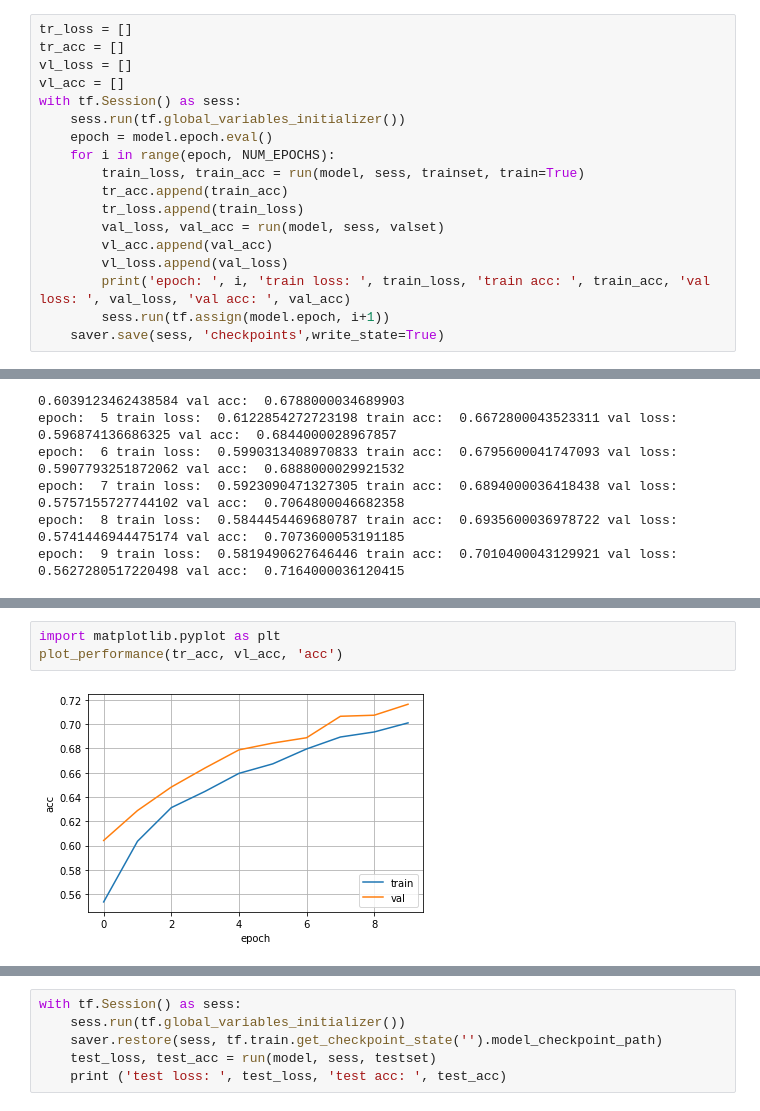
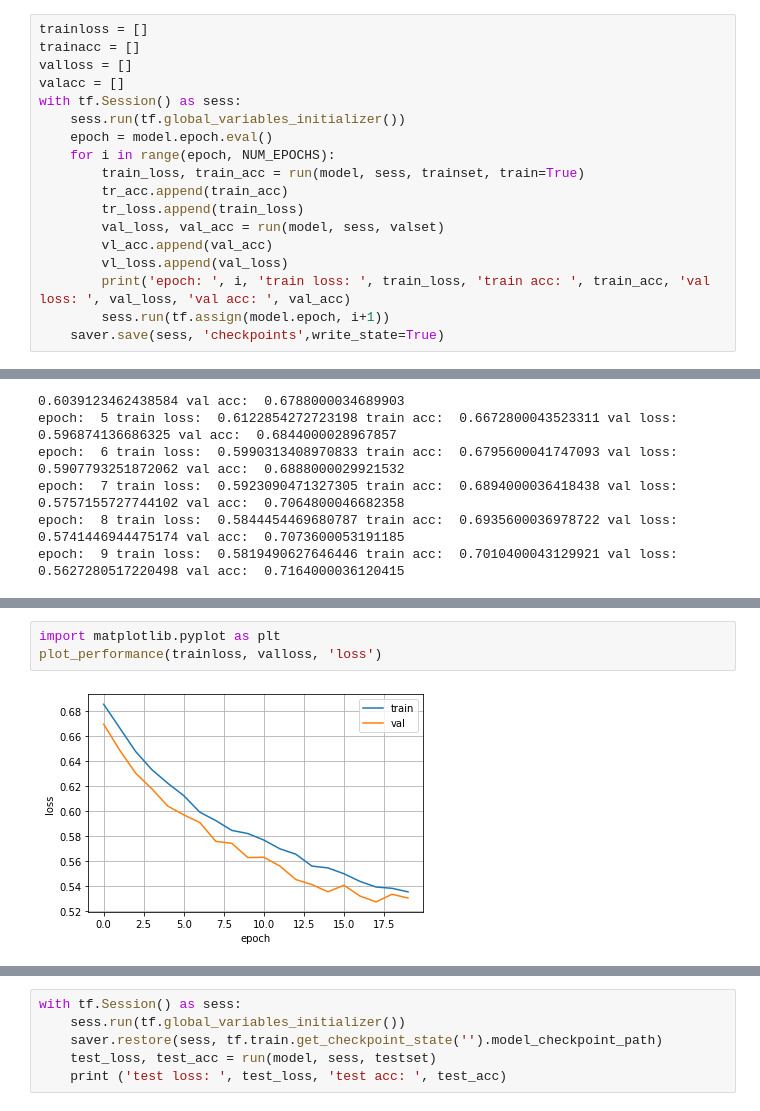
Before and after one commit to FaridRasulov/QRNN, a Jupyter notebook: QRNN.ipynb, the cells around one changed output, grey strips where cells are left out. Saved outputs shown, nothing was run; the diff lists cells and outputs as text.

```diff
--- a/QRNN.ipynb
+++ b/QRNN.ipynb
@@ -280,10 +342,10 @@ def plot_performance(train, val, label):
     plt.grid()
     plt.show()
 # %%
-tr_loss = []
-tr_acc = []
-vl_loss = []
-vl_acc = []
+trainloss = []
+trainacc = []
+valloss = []
+valacc = []
 with tf.Session() as sess:
     sess.run(tf.global_variables_initializer())
     epoch = model.epoch.eval()
@@ -337,6 +399,6 @@ epoch:  18 train loss:  0.5381601458489895 train acc:  0.7362400026917457 val lo
 epoch:  19 train loss:  0.5353367163836956 train acc:  0.7394800021350384 val loss:  0.5304239103794098 val acc:  0.7424800027012824
 # %%
 import matplotlib.pyplot as plt
-plot_performance(tr_acc, vl_acc, 'acc')
+plot_performance(trainloss, valloss, 'loss')
 # %% [output]
-[figure, old version]
+[figure, new version]
```
Also changed, not shown: parts of 23 cells of this notebook.
